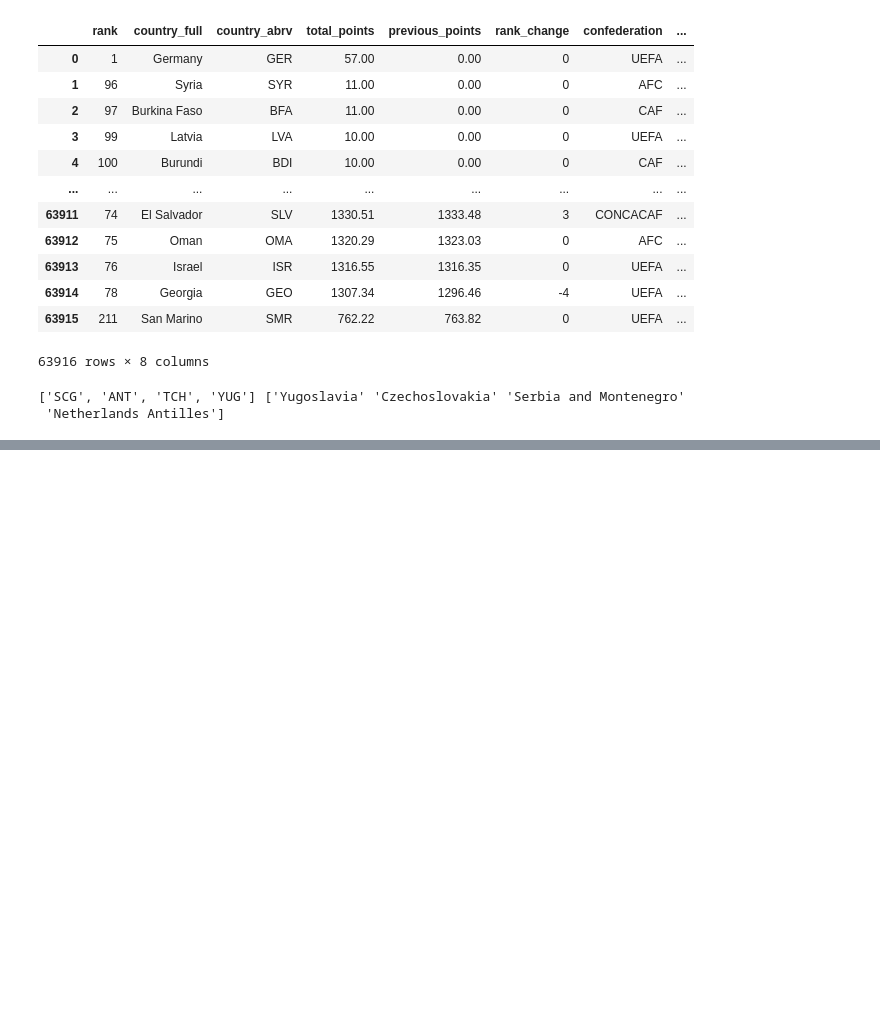
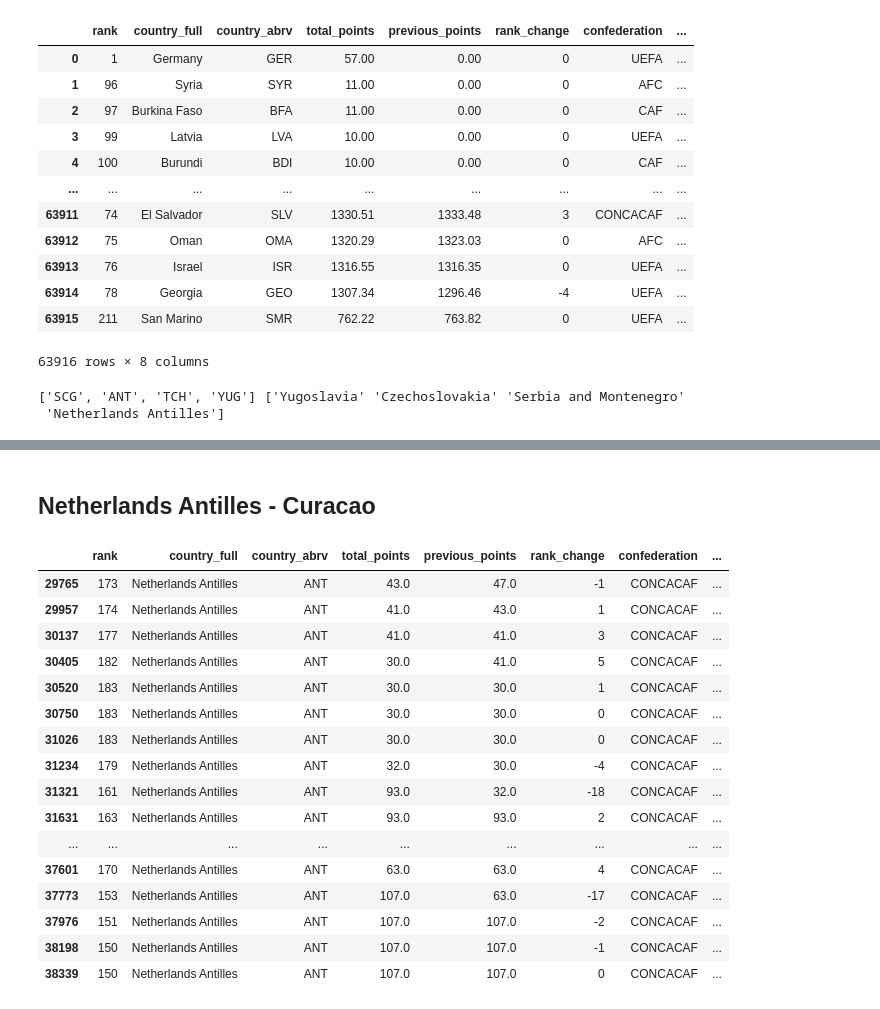
Before and after one commit to gabipana7/fifa-world-cup-2022, a Jupyter notebook: fifa-rankings-exploration.ipynb, the cells around one changed output, grey strips where cells are left out. Saved outputs shown, nothing was run; the diff lists cells and outputs as text; code cells hidden in the pictures; blank space fills up the shorter version.

```diff
--- a/fifa-rankings-exploration.ipynb
+++ b/fifa-rankings-exploration.ipynb
@@ -424,0 +402,23 @@ countries
+# %% [markdown]
+## Netherlands Antilles - Curacao
+# %%
+# Netherlands Antilles
+rankings_modif2.loc[rankings_modif2['country_full']=='Netherlands Antilles']
+# %% [output]
+|  | rank | country_full | country_abrv | total_points | previous_points | rank_change | confederation | ... |
+| 29765 | 173 | Netherlands Antilles | ANT | 43.0 | 47.0 | -1 | CONCACAF | ... |
+| 29957 | 174 | Netherlands Antilles | ANT | 41.0 | 43.0 | 1 | CONCACAF | ... |
+| 30137 | 177 | Netherlands Antilles | ANT | 41.0 | 41.0 | 3 | CONCACAF | ... |
+| 30405 | 182 | Netherlands Antilles | ANT | 30.0 | 41.0 | 5 | CONCACAF | ... |
+| 30520 | 183 | Netherlands Antilles | ANT | 30.0 | 30.0 | 1 | CONCACAF | ... |
+| 30750 | 183 | Netherlands Antilles | ANT | 30.0 | 30.0 | 0 | CONCACAF | ... |
+| 31026 | 183 | Netherlands Antilles | ANT | 30.0 | 30.0 | 0 | CONCACAF | ... |
+| 31234 | 179 | Netherlands Antilles | ANT | 32.0 | 30.0 | -4 | CONCACAF | ... |
+| 31321 | 161 | Netherlands Antilles | ANT | 93.0 | 32.0 | -18 | CONCACAF | ... |
+| 31631 | 163 | Netherlands Antilles | ANT | 93.0 | 93.0 | 2 | CONCACAF | ... |
+| ... | ... | ... | ... | ... | ... | ... | ... | ... |
+| 37601 | 170 | Netherlands Antilles | ANT | 63.0 | 63.0 | 4 | CONCACAF | ... |
+| 37773 | 153 | Netherlands Antilles | ANT | 107.0 | 63.0 | -17 | CONCACAF | ... |
+| 37976 | 151 | Netherlands Antilles | ANT | 107.0 | 107.0 | -2 | CONCACAF | ... |
+| 38198 | 150 | Netherlands Antilles | ANT | 107.0 | 107.0 | -1 | CONCACAF | ... |
+| 38339 | 150 | Netherlands Antilles | ANT | 107.0 | 107.0 | 0 | CONCACAF | ... |
```
Also changed, not shown: parts of 58 cells of this notebook, 4 other files.
